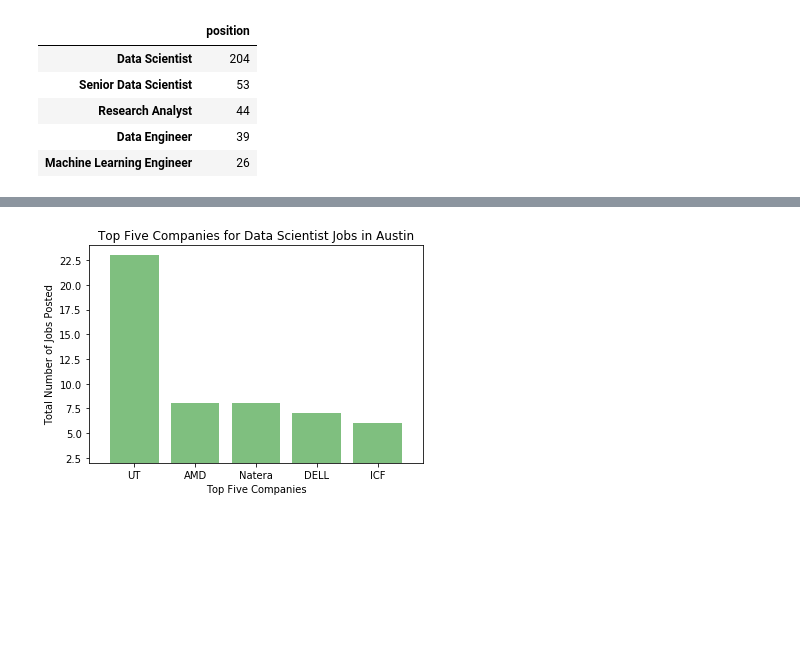
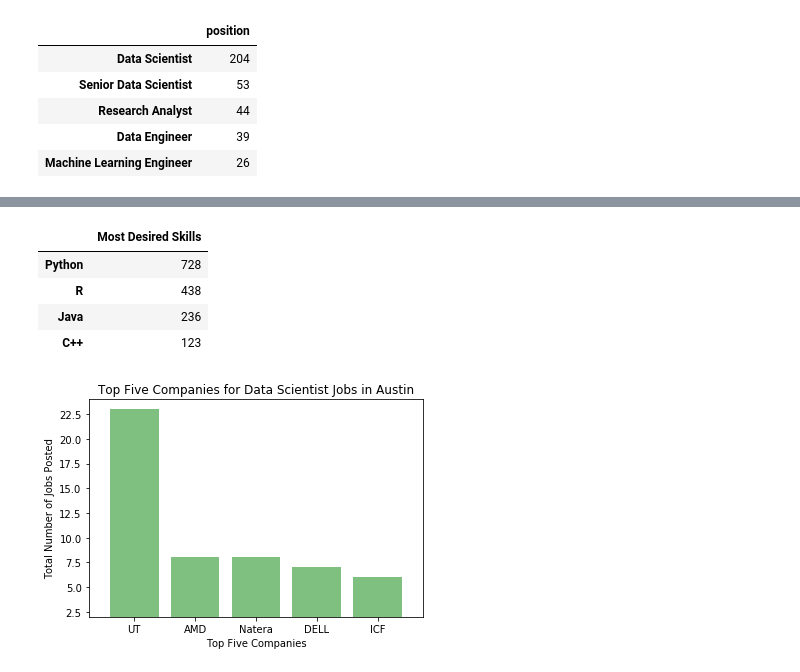
Before and after one commit to tjgrafft/DataScienceJobs_Project, a Jupyter notebook: project_code2.ipynb, the cells around one changed output, grey strips where cells are left out. Saved outputs shown, nothing was run; the diff lists cells and outputs as text; code cells hidden in the pictures; blank space fills up the shorter version.

```diff
--- a/project_code2.ipynb
+++ b/project_code2.ipynb
@@ -157,3 +174,19 @@ atx_five_company
+# %%
+all_data_read
+python = all_data_read['Python'].sum()
+r = all_data_read['R'].sum()
+java = all_data_read['Java'].sum()
+c = all_data_read['C++'].sum()
+# %%
+skills_df = [python, r, java, c]
+skills_df = pd.DataFrame((skills_df), columns=['Most Desired Skills'], index=["Python", "R", "Java", "C++"])
+skills_df
+# %% [output]
+|  | Most Desired Skills |
+| Python | 728 |
+| R | 438 |
+| Java | 236 |
+| C++ | 123 |
 # %%
 # Making a bar graph based on the top five locations where most jobs are posted
 atx_total_jobs = [23, 8, 8, 7, 6]
```
Also changed, not shown: parts of 6 cells of this notebook.
